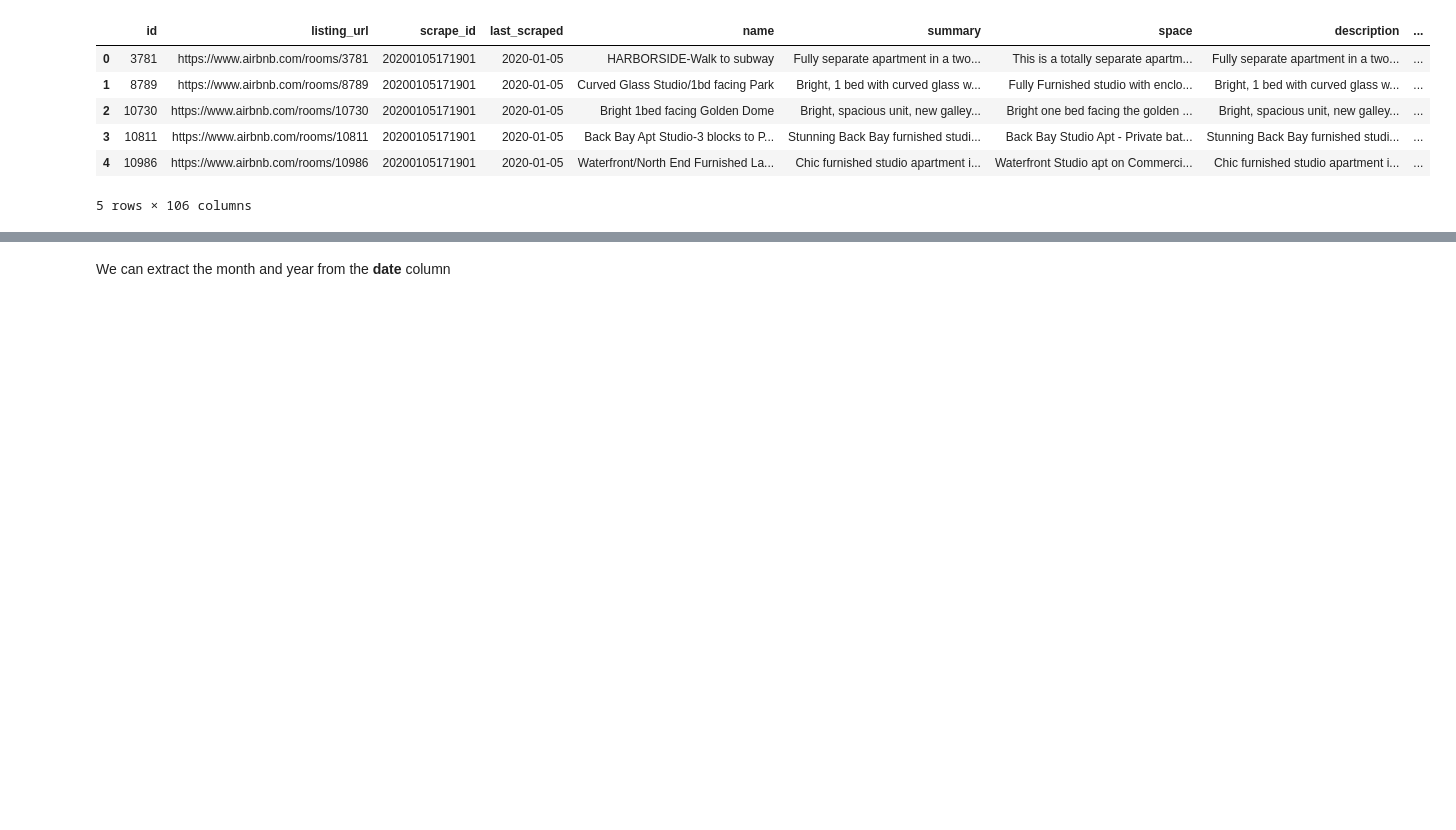
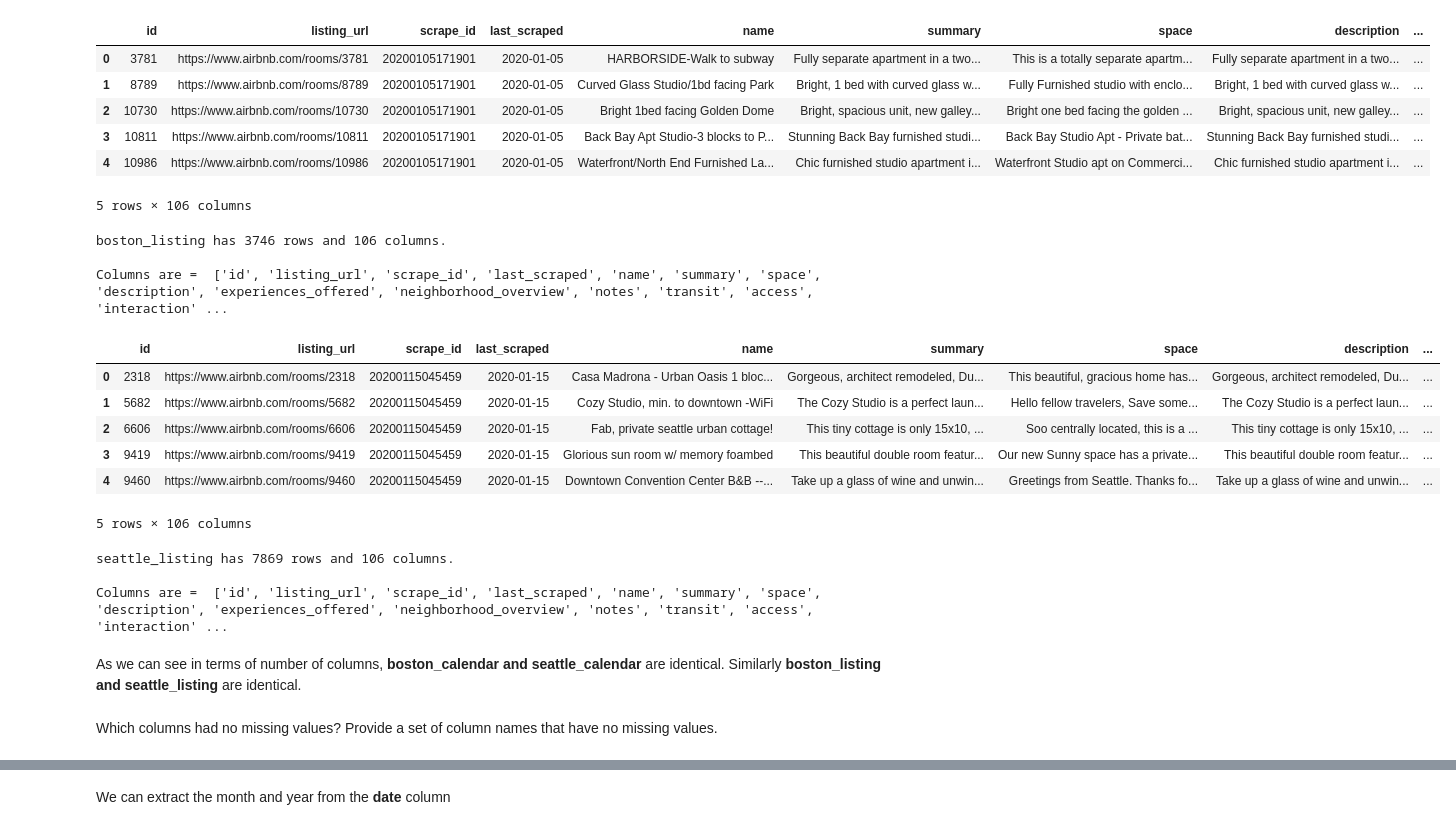
Before and after one commit to abhishek-jana/AirBnb-housing-project, a Jupyter notebook: What is your next destination? Boston or Seattle!.ipynb, the cells around one changed output, grey strips where cells are left out. Cells and saved outputs as stored; diff of their text form; code cells hidden in the pictures; blank space fills up the shorter version.

```diff
--- a/What is your next destination? Boston or Seattle!.ipynb
+++ b/What is your next destination? Boston or Seattle!.ipynb
@@ -59,3 +168,31 @@ boston_listing.head()
 | 3 | 10811 | https://www.airbnb.com/rooms/10811 | 20200105171901 | 2020-01-05 | Back Bay Apt Studio-3 blocks to P... | Stunning Back Bay furnished studi... | Back Bay Studio Apt - Private bat... | Stunning Back Bay furnished studi... | ... |
 | 4 | 10986 | https://www.airbnb.com/rooms/10986 | 20200105171901 | 2020-01-05 | Waterfront/North End Furnished La... | Chic furnished studio apartment i... | Waterfront Studio apt on Commerci... | Chic furnished studio apartment i... | ... |
 5 rows × 106 columns
+# %%
+print (f"boston_listing has {boston_listing.shape[0]} rows and {boston_listing.shape[1]} columns. \n")
+print ( "Columns are = ", list(boston_listing.columns))
+# %% [output]
+boston_listing has 3746 rows and 106 columns.
+
+Columns are =  ['id', 'listing_url', 'scrape_id', 'last_scraped', 'name', 'summary', 'space', 'description', 'experiences_offered', 'neighborhood_overview', 'notes', 'transit', 'access', 'interaction' ...
+# %%
+seattle_listing.head()
+# %% [output]
+|  | id | listing_url | scrape_id | last_scraped | name | summary | space | description | ... |
+| 0 | 2318 | https://www.airbnb.com/rooms/2318 | 20200115045459 | 2020-01-15 | Casa Madrona - Urban Oasis 1 bloc... | Gorgeous, architect remodeled, Du... | This beautiful, gracious home has... | Gorgeous, architect remodeled, Du... | ... |
+| 1 | 5682 | https://www.airbnb.com/rooms/5682 | 20200115045459 | 2020-01-15 | Cozy Studio, min. to downtown -WiFi | The Cozy Studio is a perfect laun... | Hello fellow travelers, Save some... | The Cozy Studio is a perfect laun... | ... |
+| 2 | 6606 | https://www.airbnb.com/rooms/6606 | 20200115045459 | 2020-01-15 | Fab, private seattle urban cottage! | This tiny cottage is only 15x10, ... | Soo centrally located, this is a ... | This tiny cottage is only 15x10, ... | ... |
+| 3 | 9419 | https://www.airbnb.com/rooms/9419 | 20200115045459 | 2020-01-15 | Glorious sun room w/ memory foambed | This beautiful double room featur... | Our new Sunny space has a private... | This beautiful double room featur... | ... |
+| 4 | 9460 | https://www.airbnb.com/rooms/9460 | 20200115045459 | 2020-01-15 | Downtown Convention Center B&B --... | Take up a glass of wine and unwin... | Greetings from Seattle. Thanks fo... | Take up a glass of wine and unwin... | ... |
+5 rows × 106 columns
+# %%
+print (f"seattle_listing has {seattle_listing.shape[0]} rows and {seattle_listing.shape[1]} columns. \n")
+print ( "Columns are = ", list(seattle_listing.columns))
+# %% [output]
+seattle_listing has 7869 rows and 106 columns.
+
+Columns are =  ['id', 'listing_url', 'scrape_id', 'last_scraped', 'name', 'summary', 'space', 'description', 'experiences_offered', 'neighborhood_overview', 'notes', 'transit', 'access', 'interaction' ...
+# %% [markdown]
+As we can see in terms of number of columns, **boston_calendar and seattle_calendar** are identical. Similarly **boston_listing and seattle_listing** are identical.
+# %% [markdown]
+Which columns had no missing values? Provide a set of column names that have no missing values.
```
Also changed, not shown: parts of 56 cells of this notebook.
